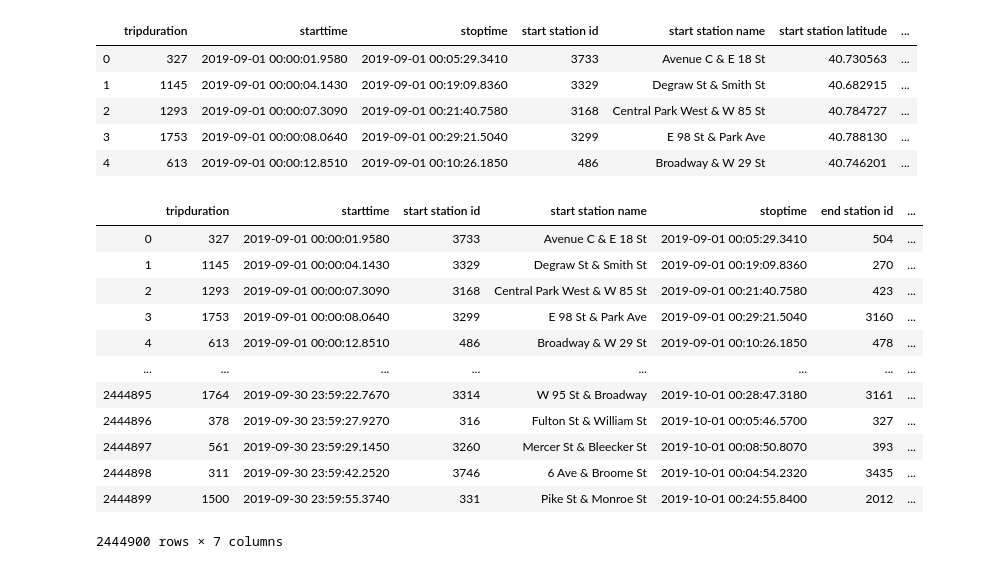
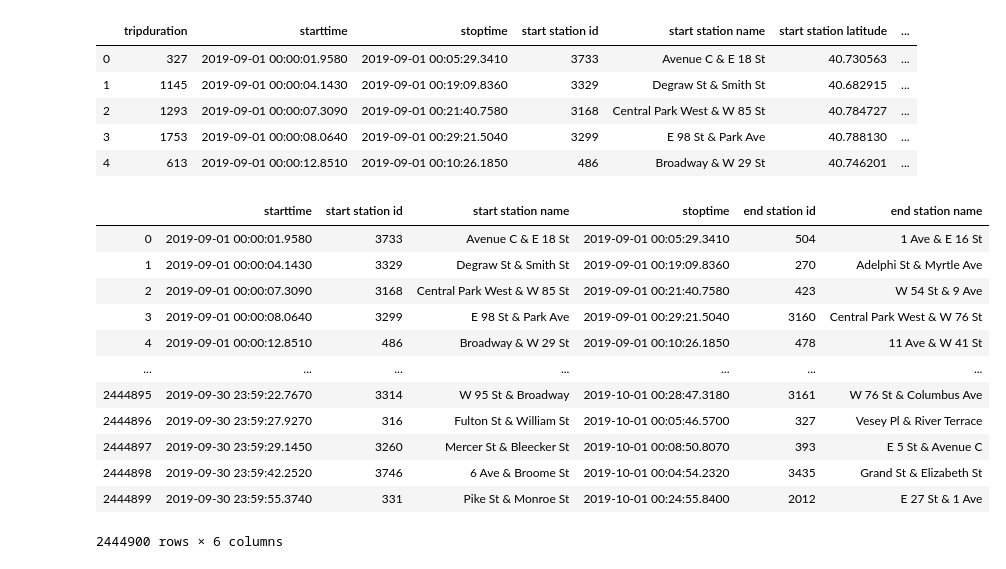
Before and after one commit to jimetony/Capstone_Project_1, a Jupyter notebook: Capstone Project Jupyter Notebook.ipynb, the cells around one changed output. Drawn from its saved outputs; the diff is of its cells as text; code cells hidden in the pictures.

```diff
--- a/Capstone Project Jupyter Notebook.ipynb
+++ b/Capstone Project Jupyter Notebook.ipynb
@@ -109,25 +108,25 @@ data.head()
 | 3 | 1753 | 2019-09-01 00:00:08.0640 | 2019-09-01 00:29:21.5040 | 3299 | E 98 St & Park Ave | 40.788130 | ... |
 | 4 | 613 | 2019-09-01 00:00:12.8510 | 2019-09-01 00:10:26.1850 | 486 | Broadway & W 29 St | 40.746201 | ... |
 # %%
-# Set up for data frame: tripduration, starttime, stoptime, start id, start name, availableDocks, totalDocks, end id, end name, availableDocks, totalDocks
+# Set up for data frame: starttime, stoptime, start id, start name, availableDocks, totalDocks, end id, end name, availableDocks, totalDocks
 
-keep_columns = ['tripduration', 'starttime', 'start station id', 'start station name', 'stoptime', 'end station id', 'end station name']
+keep_columns = ['starttime', 'start station id', 'start station name', 'stoptime', 'end station id', 'end station name']
 new_data = data[keep_columns]
 new_data
 #new_data.to_csv("citibike_new.csv", index=False)
 
 #what would be better csv to dicts, or dicts into this csv ???
 # %% [output]
-|  | tripduration | starttime | start station id | start station name | stoptime | end station id | ... |
-| 0 | 327 | 2019-09-01 00:00:01.9580 | 3733 | Avenue C & E 18 St | 2019-09-01 00:05:29.3410 | 504 | ... |
-| 1 | 1145 | 2019-09-01 00:00:04.1430 | 3329 | Degraw St & Smith St | 2019-09-01 00:19:09.8360 | 270 | ... |
-| 2 | 1293 | 2019-09-01 00:00:07.3090 | 3168 | Central Park West & W 85 St | 2019-09-01 00:21:40.7580 | 423 | ... |
-| 3 | 1753 | 2019-09-01 00:00:08.0640 | 3299 | E 98 St & Park Ave | 2019-09-01 00:29:21.5040 | 3160 | ... |
-| 4 | 613 | 2019-09-01 00:00:12.8510 | 486 | Broadway & W 29 St | 2019-09-01 00:10:26.1850 | 478 | ... |
-| ... | ... | ... | ... | ... | ... | ... | ... |
-| 2444895 | 1764 | 2019-09-30 23:59:22.7670 | 3314 | W 95 St & Broadway | 2019-10-01 00:28:47.3180 | 3161 | ... |
-| 2444896 | 378 | 2019-09-30 23:59:27.9270 | 316 | Fulton St & William St | 2019-10-01 00:05:46.5700 | 327 | ... |
-| 2444897 | 561 | 2019-09-30 23:59:29.1450 | 3260 | Mercer St & Bleecker St | 2019-10-01 00:08:50.8070 | 393 | ... |
-| 2444898 | 311 | 2019-09-30 23:59:42.2520 | 3746 | 6 Ave & Broome St | 2019-10-01 00:04:54.2320 | 3435 | ... |
-| 2444899 | 1500 | 2019-09-30 23:59:55.3740 | 331 | Pike St & Monroe St | 2019-10-01 00:24:55.8400 | 2012 | ... |
+|  | starttime | start station id | start station name | stoptime | end station id | end station name |
+| 0 | 2019-09-01 00:00:01.9580 | 3733 | Avenue C & E 18 St | 2019-09-01 00:05:29.3410 | 504 | 1 Ave & E 16 St |
+| 1 | 2019-09-01 00:00:04.1430 | 3329 | Degraw St & Smith St | 2019-09-01 00:19:09.8360 | 270 | Adelphi St & Myrtle Ave |
+| 2 | 2019-09-01 00:00:07.3090 | 3168 | Central Park West & W 85 St | 2019-09-01 00:21:40.7580 | 423 | W 54 St & 9 Ave |
+| 3 | 2019-09-01 00:00:08.0640 | 3299 | E 98 St & Park Ave | 2019-09-01 00:29:21.5040 | 3160 | Central Park West & W 76 St |
+| 4 | 2019-09-01 00:00:12.8510 | 486 | Broadway & W 29 St | 2019-09-01 00:10:26.1850 | 478 | 11 Ave & W 41 St |
+| ... | ... | ... | ... | ... | ... | ... |
+| 2444895 | 2019-09-30 23:59:22.7670 | 3314 | W 95 St & Broadway | 2019-10-01 00:28:47.3180 | 3161 | W 76 St & Columbus Ave |
+| 2444896 | 2019-09-30 23:59:27.9270 | 316 | Fulton St & William St | 2019-10-01 00:05:46.5700 | 327 | Vesey Pl & River Terrace |
+| 2444897 | 2019-09-30 23:59:29.1450 | 3260 | Mercer St & Bleecker St | 2019-10-01 00:08:50.8070 | 393 | E 5 St & Avenue C |
+| 2444898 | 2019-09-30 23:59:42.2520 | 3746 | 6 Ave & Broome St | 2019-10-01 00:04:54.2320 | 3435 | Grand St & Elizabeth St |
+| 2444899 | 2019-09-30 23:59:55.3740 | 331 | Pike St & Monroe St | 2019-10-01 00:24:55.8400 | 2012 | E 27 St & 1 Ave |
-2444900 rows × 7 columns
+2444900 rows × 6 columns
```
Also changed, not shown: parts of 3 cells of this notebook.
